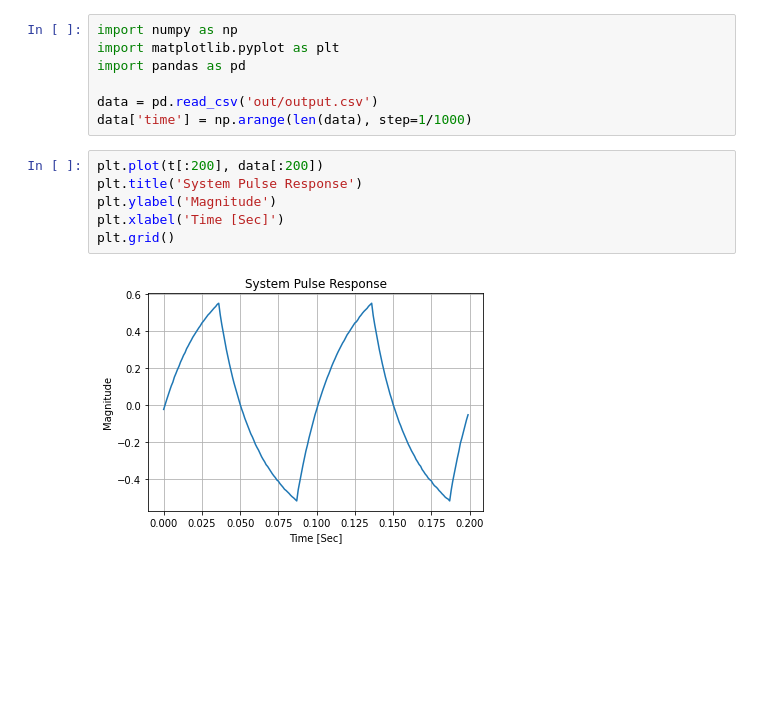
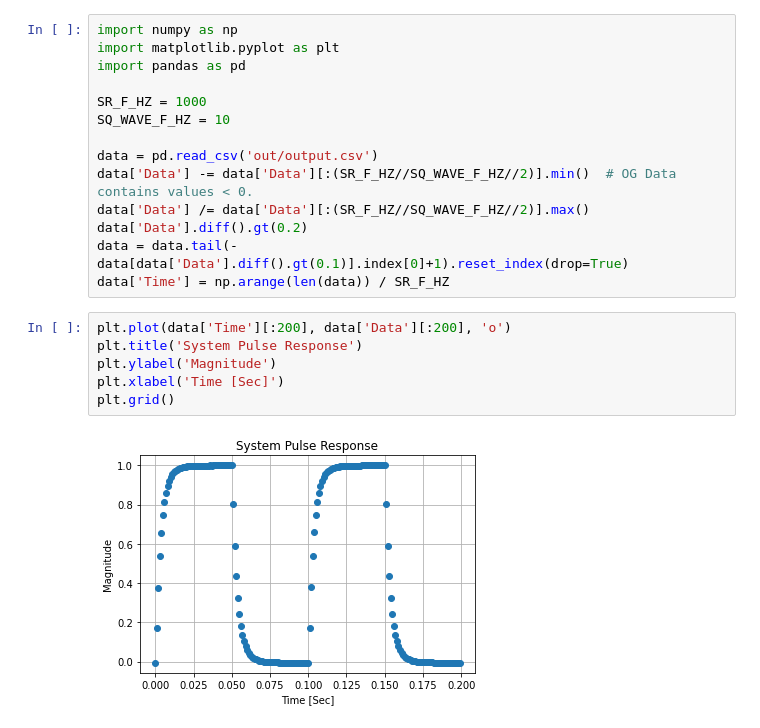
Before and after one commit to lorsi96/System-Identification-Control-for-RCRC-Circuit, a Jupyter notebook: scripts/analysis.ipynb, the cells around one changed output. Saved outputs shown, nothing was run; the diff lists cells and outputs as text; blank space fills up the shorter version.

```diff
--- a/scripts/analysis.ipynb
+++ b/scripts/analysis.ipynb
@@ -3,13 +3,20 @@ import numpy as np
 import matplotlib.pyplot as plt
 import pandas as pd
 
+SR_F_HZ = 1000
+SQ_WAVE_F_HZ = 10
+
 data = pd.read_csv('out/output.csv')
-data['time'] = np.arange(len(data), step=1/1000)
+data['Data'] -= data['Data'][:(SR_F_HZ//SQ_WAVE_F_HZ//2)].min()  # OG Data contains values < 0.
+data['Data'] /= data['Data'][:(SR_F_HZ//SQ_WAVE_F_HZ//2)].max()
+data['Data'].diff().gt(0.2)
+data = data.tail(-data[data['Data'].diff().gt(0.1)].index[0]+1).reset_index(drop=True)
+data['Time'] = np.arange(len(data)) / SR_F_HZ
 # %%
-plt.plot(t[:200], data[:200])
+plt.plot(data['Time'][:200], data['Data'][:200], 'o')
 plt.title('System Pulse Response')
 plt.ylabel('Magnitude')
 plt.xlabel('Time [Sec]')
 plt.grid()
 # %% [output]
-[figure, old version]
+[figure, new version]
```
Also changed, not shown: parts of 7 cells of this notebook.
